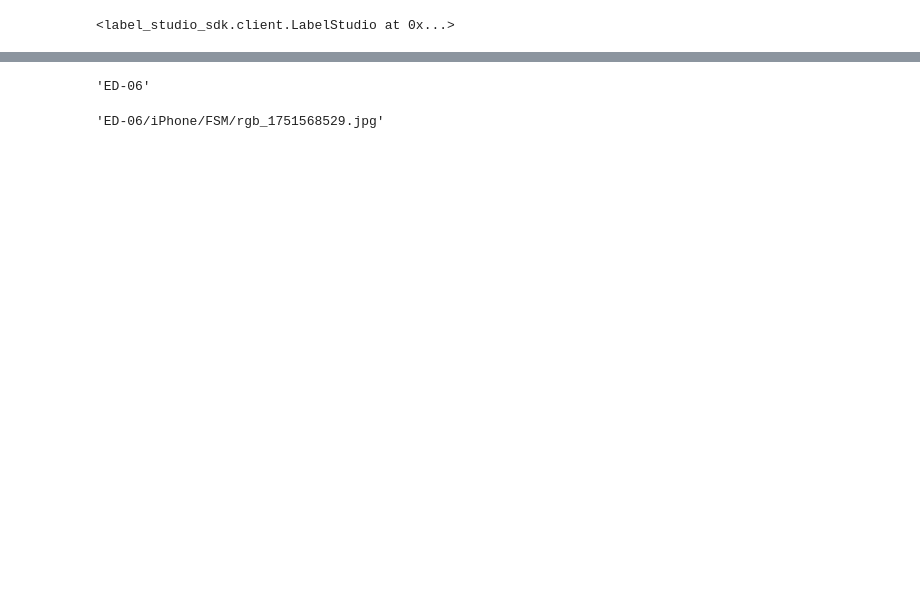
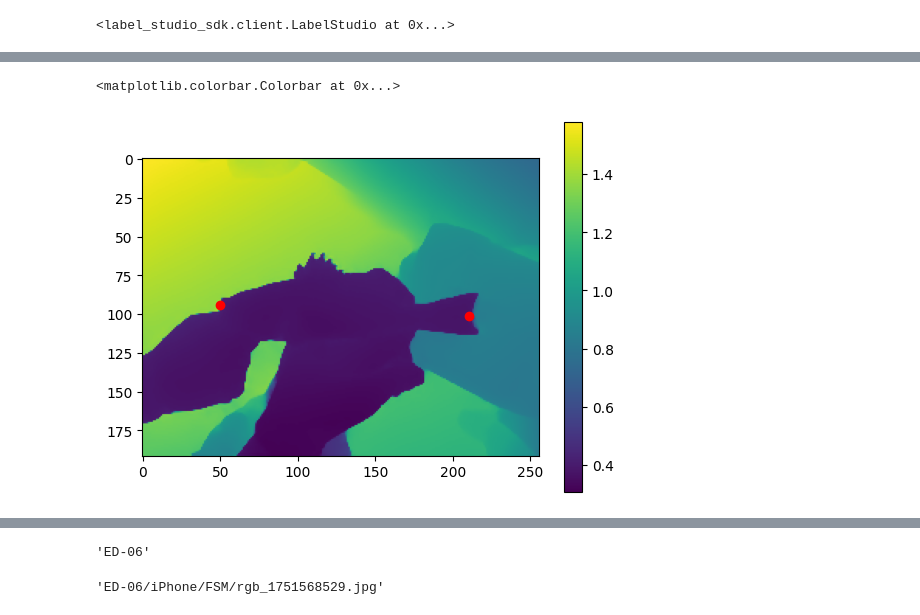
Before and after one commit to UCSD-E4E/fishsense-mobile-oceans-2025, a Jupyter notebook: scripts/01_process.ipynb, the cells around one changed output, grey strips where cells are left out. Cells and saved outputs as stored; diff of their text form; code cells hidden in the pictures; blank space fills up the shorter version.

```diff
--- a/scripts/01_process.ipynb
+++ b/scripts/01_process.ipynb
@@ -167,0 +244,7 @@ Timestamp 1751568529 (ED-06, iPhone): Fish length = 142.01 mm
+# %%
+plt.imshow(depth_map)
+plt.plot(depth_annotations[:, 0], depth_annotations[:, 1], 'ro')
+plt.colorbar()
+# %% [output]
+<matplotlib.colorbar.Colorbar at 0x...>
+[figure, added]
```
Also changed, not shown: parts of 17 cells of this notebook, 1 other file.
